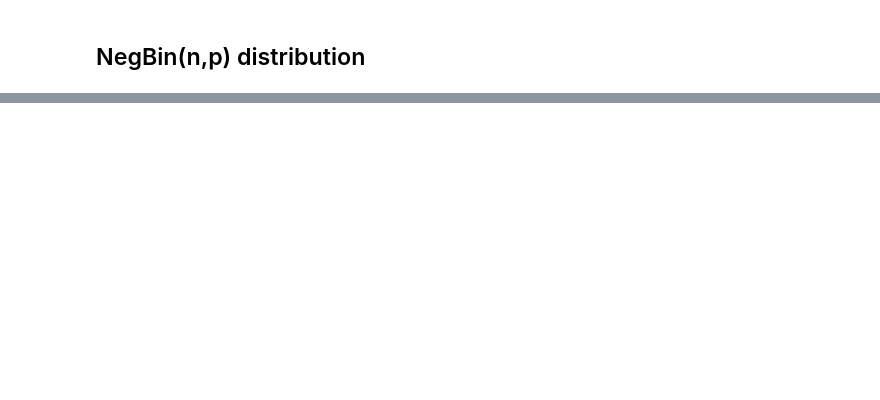
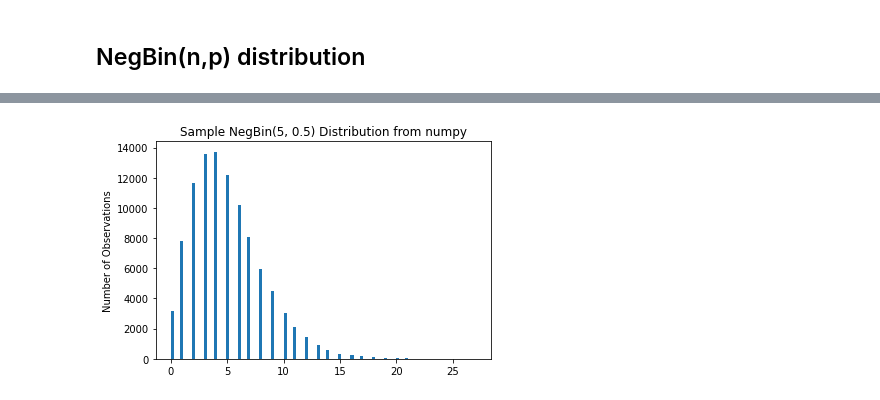
Before and after one commit to spencervore-dev/simulation_course_random_variate_generation_example, a Jupyter notebook: plot_distributions.ipynb, the cells around one changed output, grey strips where cells are left out. Saved outputs shown, nothing was run; the diff lists cells and outputs as text; code cells hidden in the pictures; blank space fills up the shorter version.

Commit message:
Added nonparametric distribution tests to compare our library to distributions generated by other python random libraries

```diff
--- a/plot_distributions.ipynb
+++ b/plot_distributions.ipynb
@@ -274,3 +276,11 @@ plt.show()
+# %%
+np_negbin = random.negative_binomial(n, p, 100_000)
+plt.hist(np_negbin, bins=100)
+plt.title(f"Sample NegBin({n}, {p}) Distribution from numpy")
+plt.ylabel("Number of Observations")
+plt.show()
+# %% [output]
+[figure, added]
 # %%
 n = 5
 p = 0.01
```
Also changed, not shown: parts of 23 cells of this notebook, 3 other files.
